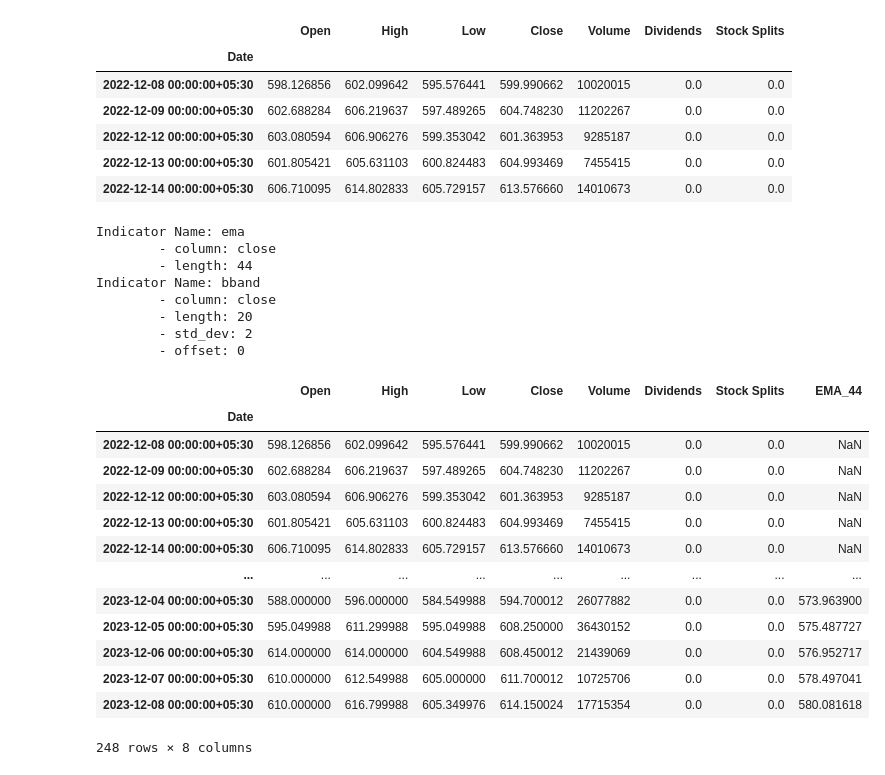
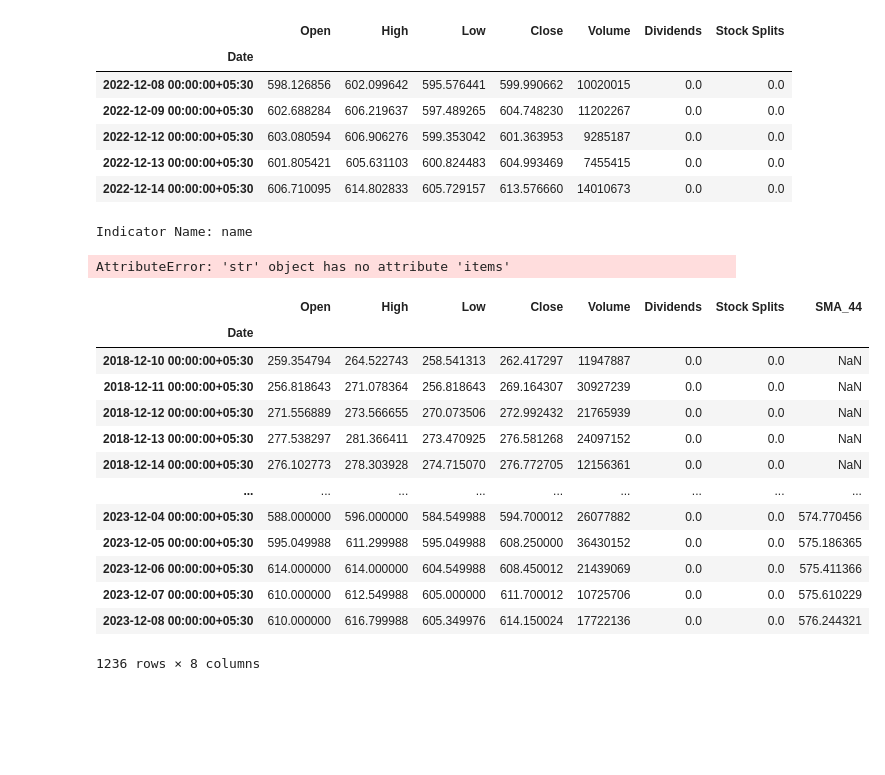
Before and after one commit to sahilverma0696/stock-stalker-mono, a Jupyter notebook: ss_backend/notebooks/MovingAverages.ipynb, the cells around one changed output. Drawn from its saved outputs; the diff is of its cells as text; code cells hidden in the pictures; blank space fills up the shorter version.

```diff
--- a/ss_backend/notebooks/MovingAverages.ipynb
+++ b/ss_backend/notebooks/MovingAverages.ipynb
@@ -2,7 +2,7 @@
 import yfinance as yf
 # %%
 each_symbol = input()
-df = yf.Ticker(f'{each_symbol}.NS').history("1y")
+df = yf.Ticker(f'{each_symbol}.NS').history("5y")
 # %% [output]
  SBIN
 # %%
@@ -56,16 +103,13 @@ def append_ema(df, **kwargs):
 # %%
 indicators = {
-    "ema": {
-        "column": "close",
-        "length": 44
-    },
-    "bband": {
-        "column": "close",
-        "length": 20,
-        "std_dev": 2,
-        "offset": 0
-    }
-}
+            "name":"SMA",
+            "column": "close",
+            "length": 44,
+            "offset": 0,
+            "direction":"increasing",
+            "condition":"minimum",
+            "bars":3
+        }
 # %%
 properties = {}
 for indicator_name, properties in indicators.items():
@@ -73,28 +117,22 @@ for indicator_name, properties in indicators.items():
     for key, value in properties.items():
         print(f"\t- {key}: {value}")
 # %% [output]
-Indicator Name: ema
-        - column: close
-        - length: 44
-Indicator Name: bband
-        - column: close
-        - length: 20
-        - std_dev: 2
-        - offset: 0
+Indicator Name: name
+AttributeError: 'str' object has no attribute 'items'
 # %%
-append_ema(df,**indicators["ema"])
+append_sma(df,**indicators)
 # %% [output]
-|  | Open | High | Low | Close | Volume | Dividends | Stock Splits | EMA_44 |
+|  | Open | High | Low | Close | Volume | Dividends | Stock Splits | SMA_44 |
 | Date |  |  |  |  |  |  |  |  |
-| 2022-12-08 00:00:00+05:30 | 598.126856 | 602.099642 | 595.576441 | 599.990662 | 10020015 | 0.0 | 0.0 | NaN |
-| 2022-12-09 00:00:00+05:30 | 602.688284 | 606.219637 | 597.489265 | 604.748230 | 11202267 | 0.0 | 0.0 | NaN |
-| 2022-12-12 00:00:00+05:30 | 603.080594 | 606.906276 | 599.353042 | 601.363953 | 9285187 | 0.0 | 0.0 | NaN |
-| 2022-12-13 00:00:00+05:30 | 601.805421 | 605.631103 | 600.824483 | 604.993469 | 7455415 | 0.0 | 0.0 | NaN |
-| 2022-12-14 00:00:00+05:30 | 606.710095 | 614.802833 | 605.729157 | 613.576660 | 14010673 | 0.0 | 0.0 | NaN |
+| 2018-12-10 00:00:00+05:30 | 259.354794 | 264.522743 | 258.541313 | 262.417297 | 11947887 | 0.0 | 0.0 | NaN |
+| 2018-12-11 00:00:00+05:30 | 256.818643 | 271.078364 | 256.818643 | 269.164307 | 30927239 | 0.0 | 0.0 | NaN |
+| 2018-12-12 00:00:00+05:30 | 271.556889 | 273.566655 | 270.073506 | 272.992432 | 21765939 | 0.0 | 0.0 | NaN |
+| 2018-12-13 00:00:00+05:30 | 277.538297 | 281.366411 | 273.470925 | 276.581268 | 24097152 | 0.0 | 0.0 | NaN |
+| 2018-12-14 00:00:00+05:30 | 276.102773 | 278.303928 | 274.715070 | 276.772705 | 12156361 | 0.0 | 0.0 | NaN |
 | ... | ... | ... | ... | ... | ... | ... | ... | ... |
-| 2023-12-04 00:00:00+05:30 | 588.000000 | 596.000000 | 584.549988 | 594.700012 | 26077882 | 0.0 | 0.0 | 573.963900 |
-| 2023-12-05 00:00:00+05:30 | 595.049988 | 611.299988 | 595.049988 | 608.250000 | 36430152 | 0.0 | 0.0 | 575.487727 |
-| 2023-12-06 00:00:00+05:30 | 614.000000 | 614.000000 | 604.549988 | 608.450012 | 21439069 | 0.0 | 0.0 | 576.952717 |
-| 2023-12-07 00:00:00+05:30 | 610.000000 | 612.549988 | 605.000000 | 611.700012 | 10725706 | 0.0 | 0.0 | 578.497041 |
-| 2023-12-08 00:00:00+05:30 | 610.000000 | 616.799988 | 605.349976 | 614.150024 | 17715354 | 0.0 | 0.0 | 580.081618 |
+| 2023-12-04 00:00:00+05:30 | 588.000000 | 596.000000 | 584.549988 | 594.700012 | 26077882 | 0.0 | 0.0 | 574.770456 |
+| 2023-12-05 00:00:00+05:30 | 595.049988 | 611.299988 | 595.049988 | 608.250000 | 36430152 | 0.0 | 0.0 | 575.186365 |
+| 2023-12-06 00:00:00+05:30 | 614.000000 | 614.000000 | 604.549988 | 608.450012 | 21439069 | 0.0 | 0.0 | 575.411366 |
+| 2023-12-07 00:00:00+05:30 | 610.000000 | 612.549988 | 605.000000 | 611.700012 | 10725706 | 0.0 | 0.0 | 575.610229 |
+| 2023-12-08 00:00:00+05:30 | 610.000000 | 616.799988 | 605.349976 | 614.150024 | 17722136 | 0.0 | 0.0 | 576.244321 |
-248 rows × 8 columns
+1236 rows × 8 columns
```
Also changed, not shown: parts of 4 cells of this notebook, 4 other files.
